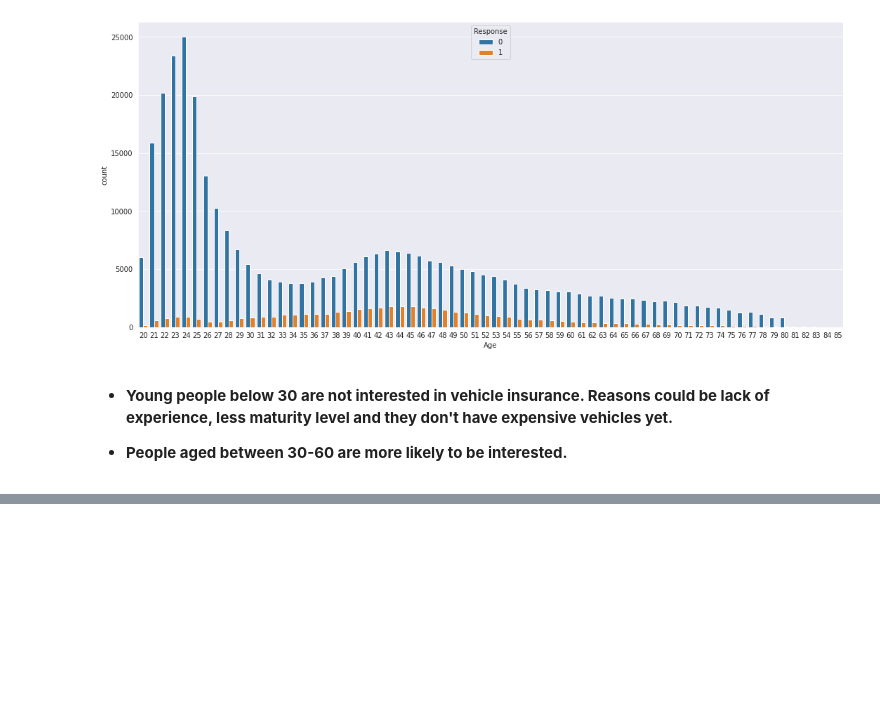
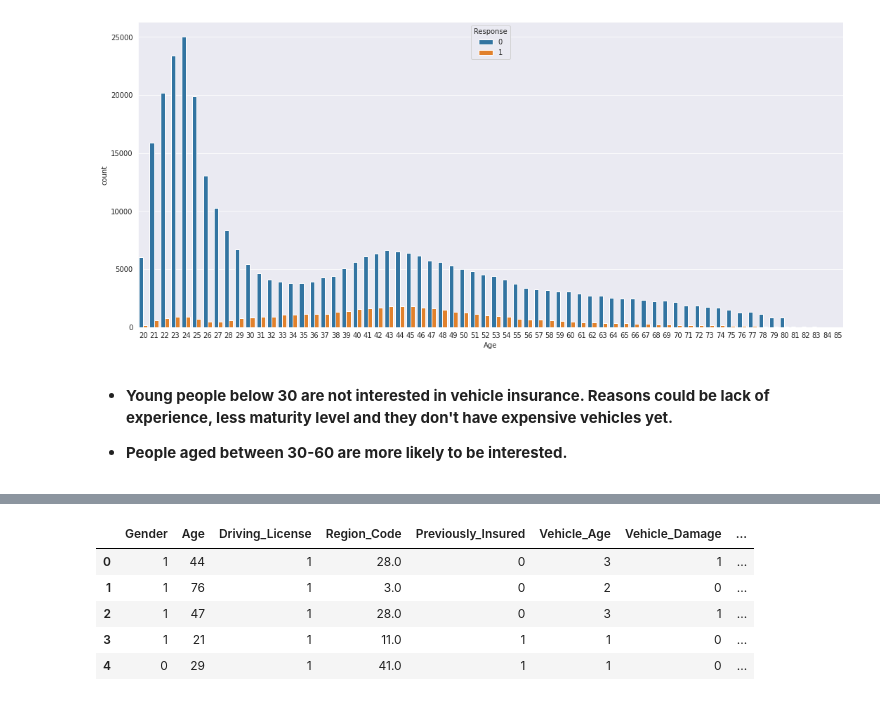
Before and after one commit to priyankashinde-DS/Capstone_health_insurance_prediction, a Jupyter notebook: HEALTH_INSURANCE_CROSS_SELL_PREDICTION.ipynb, the cells around one changed output, grey strips where cells are left out. Saved outputs shown, nothing was run; the diff lists cells and outputs as text; code cells hidden in the pictures; blank space fills up the shorter version.

```diff
--- a/HEALTH_INSURANCE_CROSS_SELL_PREDICTION.ipynb
+++ b/HEALTH_INSURANCE_CROSS_SELL_PREDICTION.ipynb
@@ -401,0 +493,11 @@ sns.countplot(df['Age'], hue = df['Response'])
+# %%
+df['Vehicle_Damage'].replace({'Yes':1,'No':0},inplace=True)
+df['Vehicle_Age']=df['Vehicle_Age'].replace({'< 1 Year':1,'1-2 Year':2, '> 2 Years':3})
+df.head()
+# %% [output]
+|  | Gender | Age | Driving_License | Region_Code | Previously_Insured | Vehicle_Age | Vehicle_Damage | ... |
+| 0 | 1 | 44 | 1 | 28.0 | 0 | 3 | 1 | ... |
+| 1 | 1 | 76 | 1 | 3.0 | 0 | 2 | 0 | ... |
+| 2 | 1 | 47 | 1 | 28.0 | 0 | 3 | 1 | ... |
+| 3 | 1 | 21 | 1 | 11.0 | 1 | 1 | 0 | ... |
+| 4 | 0 | 29 | 1 | 41.0 | 1 | 1 | 0 | ... |
```
Also changed, not shown: parts of 17 cells of this notebook.
